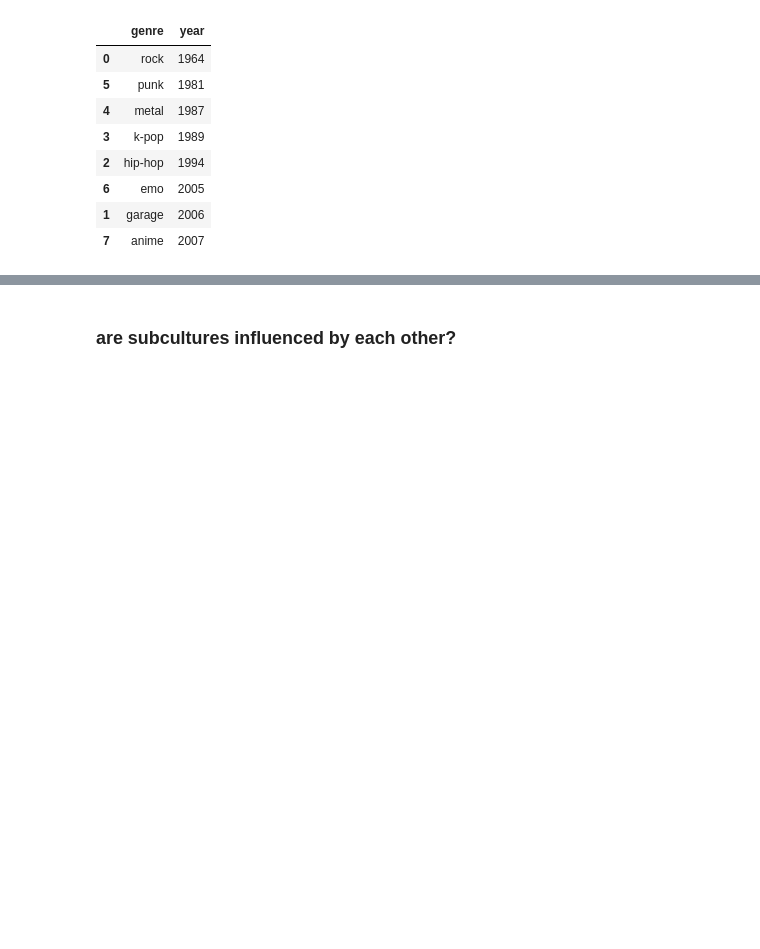
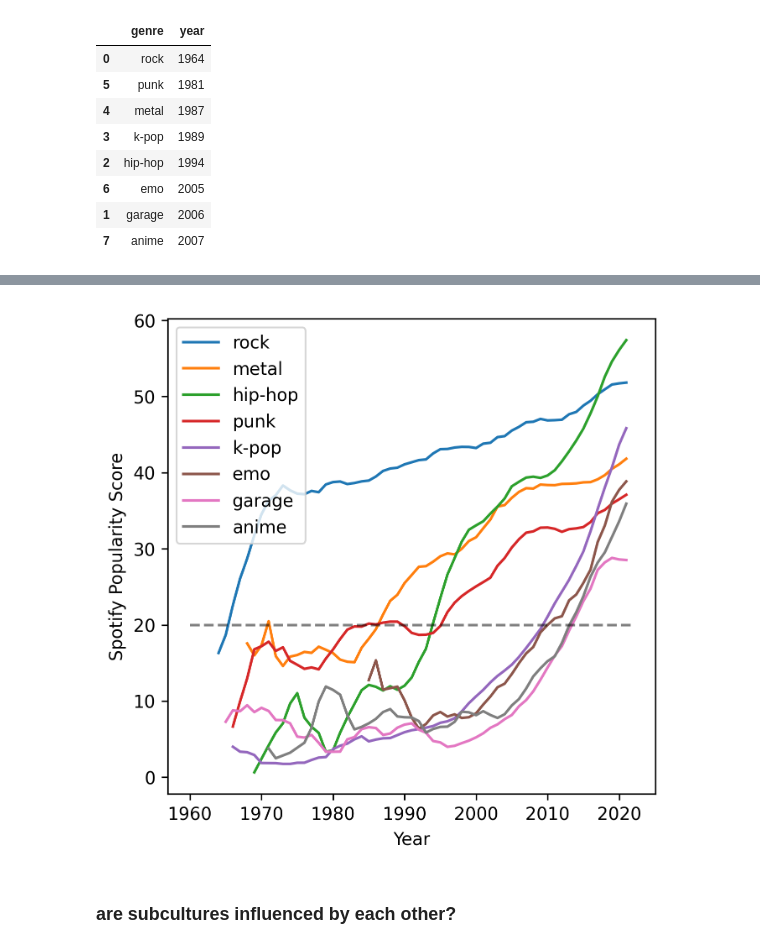
Before and after one commit to graceshaoy/music_trends, a Jupyter notebook: pt2_my_theory.ipynb, the cells around one changed output, grey strips where cells are left out. Drawn from its saved outputs; the diff is of its cells as text; code cells hidden in the pictures; blank space fills up the shorter version.

```diff
--- a/pt2_my_theory.ipynb
+++ b/pt2_my_theory.ipynb
@@ -235,2 +222,13 @@ music.plot_numerical_std(vars_audio, hottopic_genres, by_genre, legend=True)
+# %%
+plt.figure(figsize=(5,5))
+for genre in hottopic_genres:
+    plt.plot(by_popularity.loc[genre].rolling(5).mean(), label=genre)
+plt.plot([1960,2022],[20,20], linestyle='--', color='black',alpha=0.5)
+plt.legend()
+plt.xlabel('Year')
+plt.ylabel('Spotify Popularity Score')
+plt.savefig('popularity.png')
+# %% [output]
+[figure, added]
 # %% [markdown]
 ### are subcultures influenced by each other?
```
Also changed, not shown: parts of 34 cells of this notebook, 29 other files.
